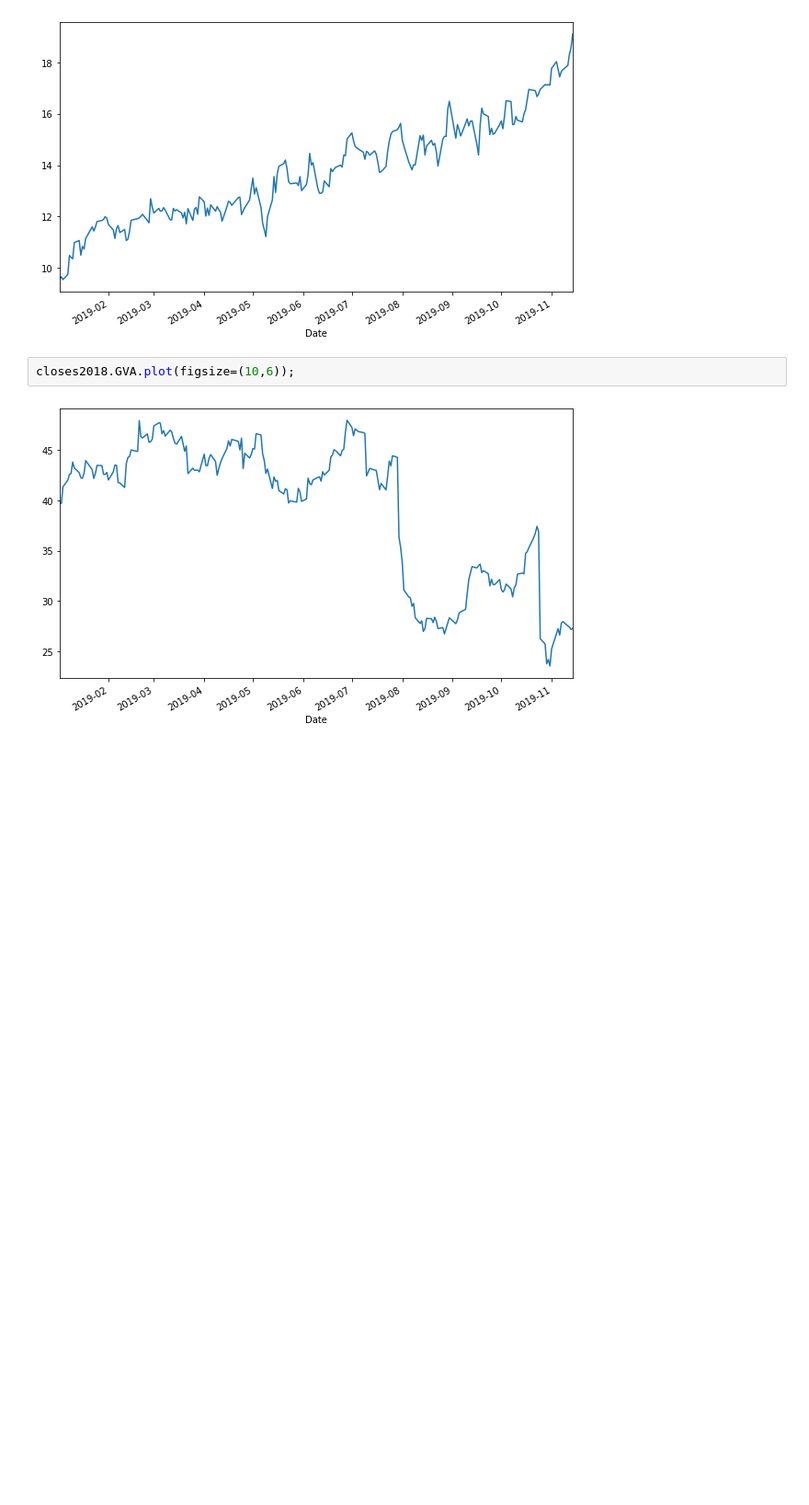
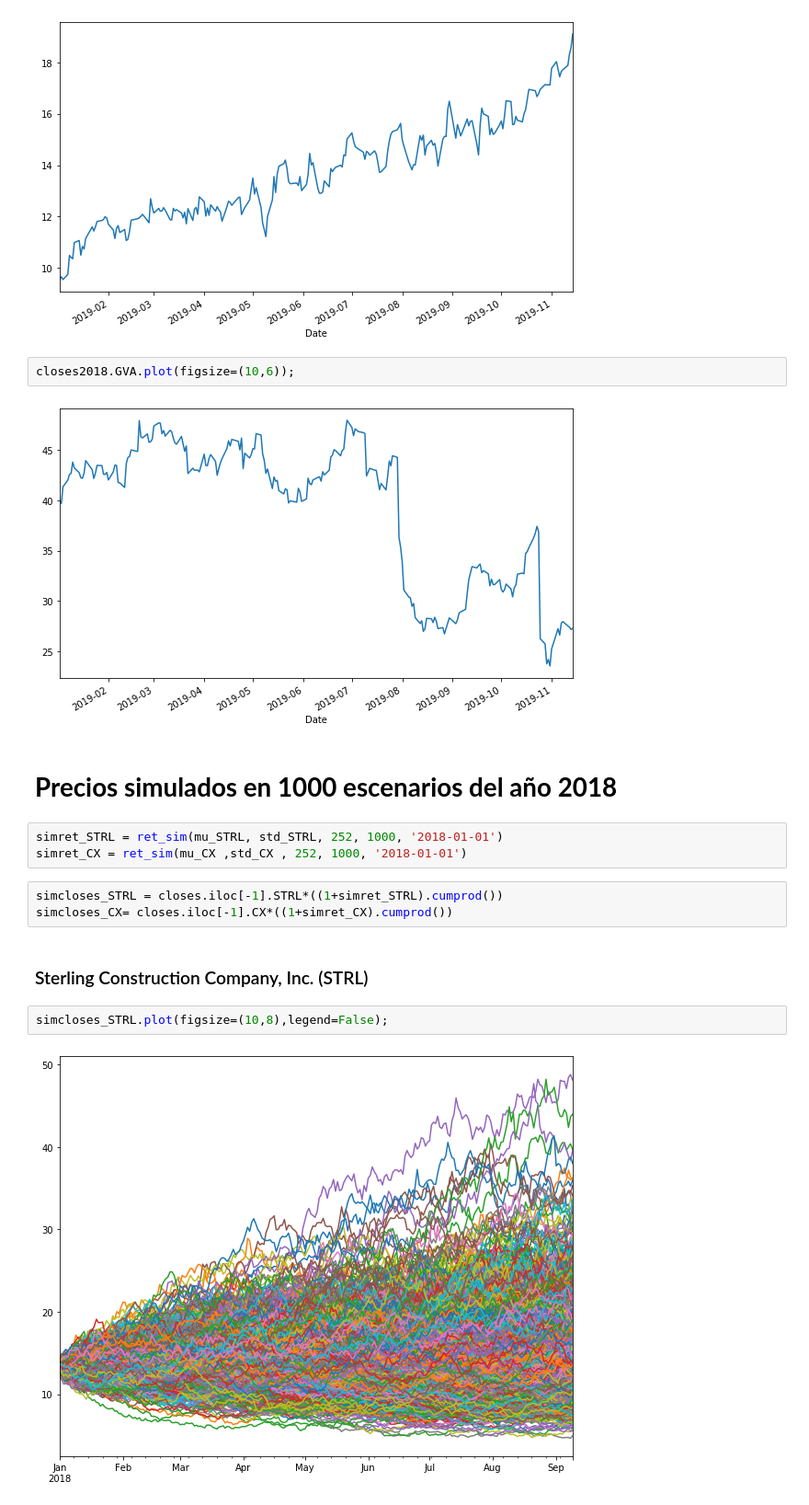
Before and after one commit to rodrigo-giron/Proyecto_modulo2., a Jupyter notebook: Proyecto_2.ipynb, the cells around one changed output. Shown at 92% size. Saved outputs shown, nothing was run; the diff lists cells and outputs as text; blank space fills up the shorter version.

```diff
--- a/Proyecto_2.ipynb
+++ b/Proyecto_2.ipynb
@@ -125,3 +125,17 @@ closes2018.ROAD.plot(figsize=(10,6));
 closes2018.GVA.plot(figsize=(10,6));
 # %% [output]
 [figure]
+# %% [markdown]
+# **Precios simulados en 1000 escenarios del año 2018**
+# %%
+simret_STRL = ret_sim(mu_STRL, std_STRL, 252, 1000, '2018-01-01')
+simret_CX = ret_sim(mu_CX ,std_CX , 252, 1000, '2018-01-01')
+# %%
+simcloses_STRL = closes.iloc[-1].STRL*((1+simret_STRL).cumprod())
+simcloses_CX= closes.iloc[-1].CX*((1+simret_CX).cumprod())
+# %% [markdown]
+### Sterling Construction Company, Inc. (STRL)
+# %%
+simcloses_STRL.plot(figsize=(10,8),legend=False);
+# %% [output]
+[figure, added]
```
Also changed, not shown: parts of 9 cells of this notebook.
